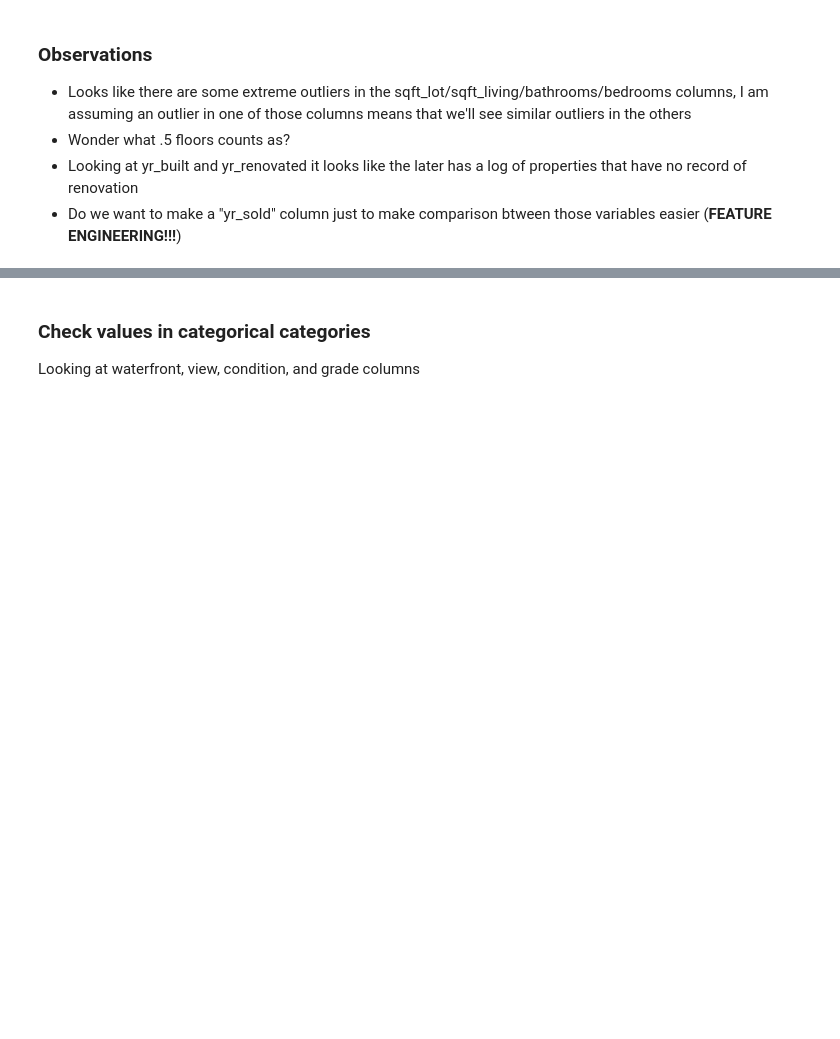
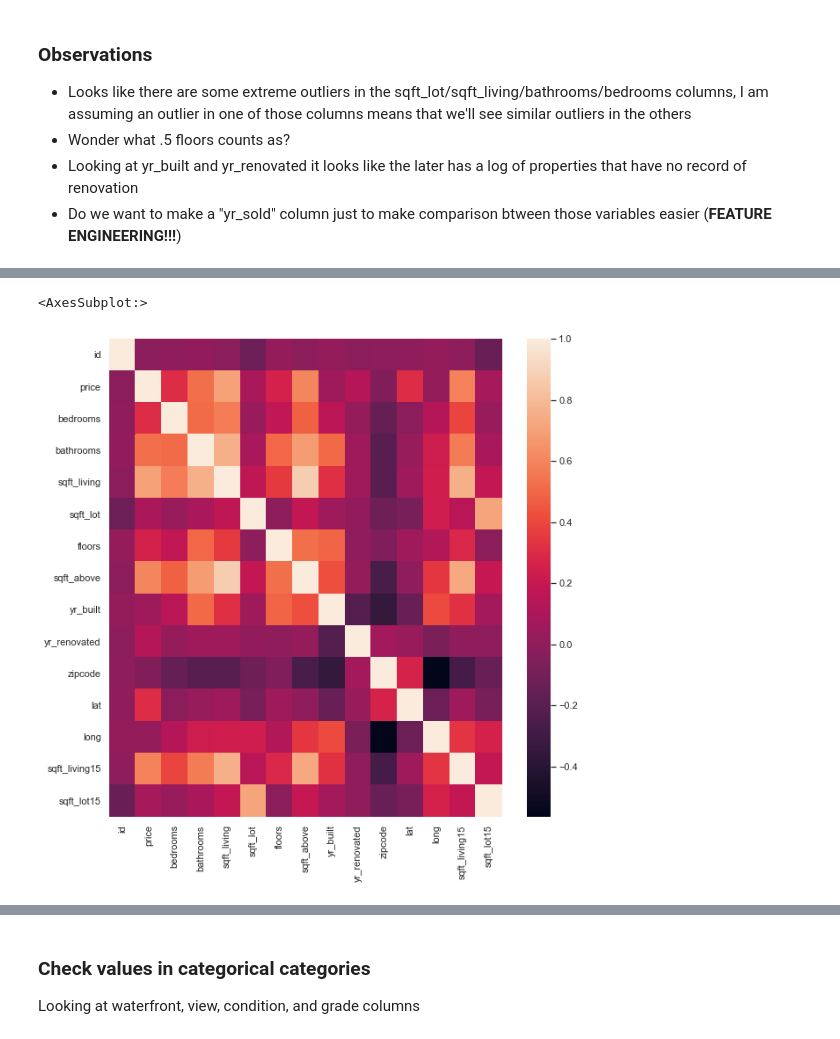
Before and after one commit to Shoemaker703/home_sales_analysis_project, a Jupyter notebook: notebooks/Alex M/Project2AlexM.ipynb, the cells around one changed output, grey strips where cells are left out. Drawn from its saved outputs; the diff is of its cells as text; code cells hidden in the pictures; blank space fills up the shorter version.

```diff
--- a/notebooks/Alex M/Project2AlexM.ipynb
+++ b/notebooks/Alex M/Project2AlexM.ipynb
@@ -101,0 +122,6 @@ df.describe()
+# %%
+sns.set(rc={'figure.figsize':(10,10)})
+sns.heatmap(df.corr())
+# %% [output]
+<AxesSubplot:>
+[figure, added]
```
Also changed, not shown: parts of 4 cells of this notebook.
